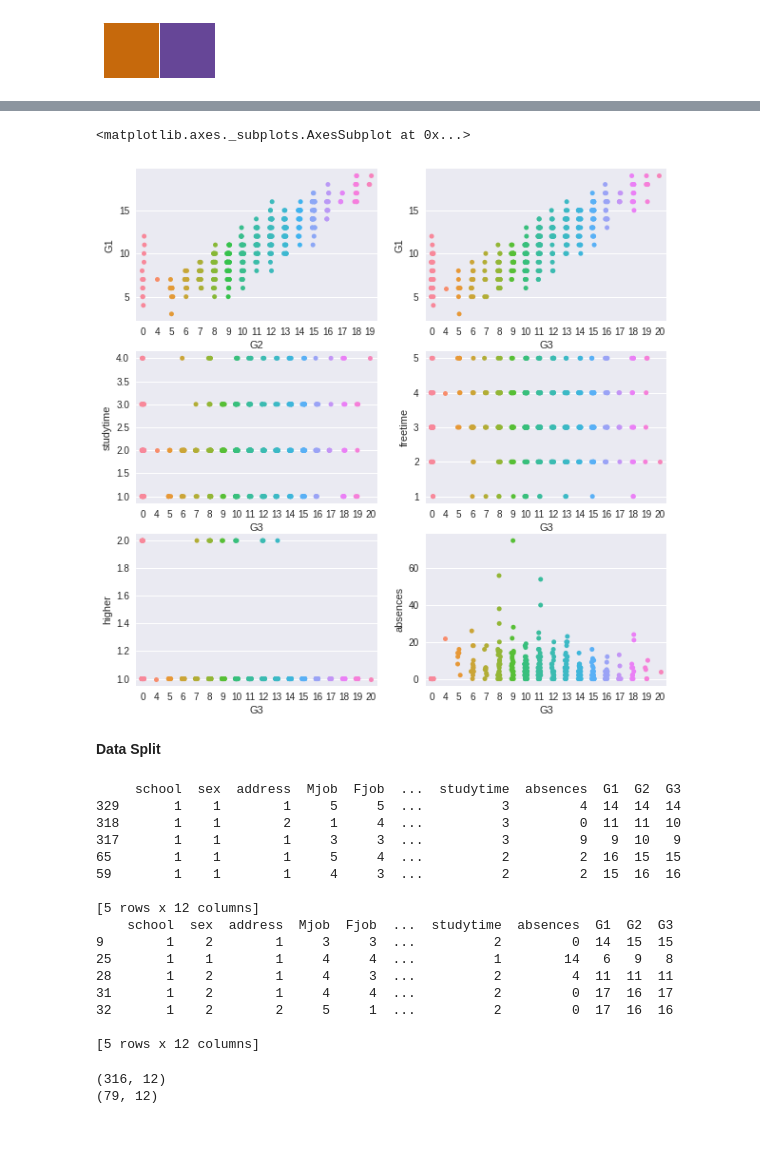
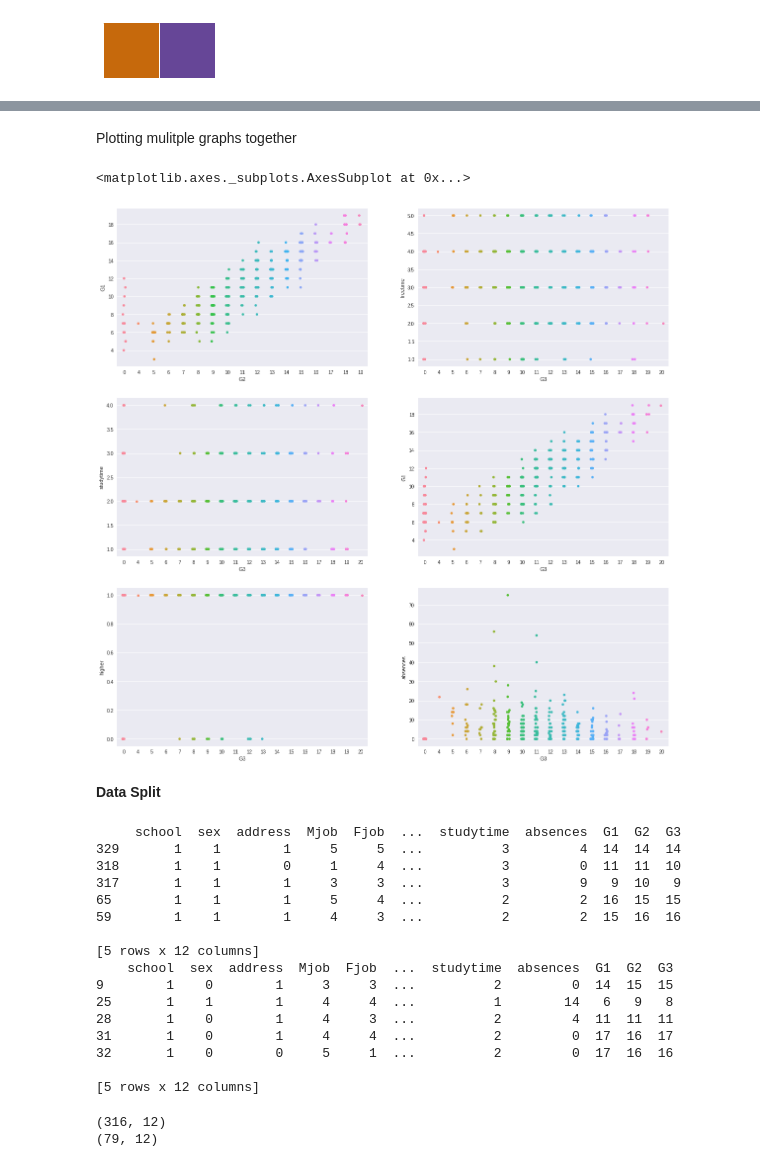
Before and after one commit to payal1925/ML.now-, a Jupyter notebook: 02_ExploratoryDataAnalysis.ipynb, the cells around one changed output, grey strips where cells are left out. Drawn from its saved outputs; the diff is of its cells as text; code cells hidden in the pictures; blank space fills up the shorter version.

```diff
--- a/02_ExploratoryDataAnalysis.ipynb
+++ b/02_ExploratoryDataAnalysis.ipynb
@@ -81,17 +101,17 @@ higher: ['yes' 'no']
 
 #binary valued
 
-mathData['school'] = mathData['school'].apply({'GP':1, 'MS':2}.get)
-mathData['sex'] = mathData['sex'].apply({'F':1, 'M':2}.get)
-mathData['address'] = mathData['address'].apply({'U':1, 'R':2}.get)
-mathData['higher'] = mathData['higher'].apply({'yes':1, 'no':2}.get)
+mathData['school'] = mathData['school'].apply({'GP':1, 'MS':0}.get)
+mathData['sex'] = mathData['sex'].apply({'F':1, 'M':0}.get)
+mathData['address'] = mathData['address'].apply({'U':1, 'R':0}.get)
+mathData['higher'] = mathData['higher'].apply({'yes':1, 'no':0}.get)
 
 
 #multi-valued
 mathData['Mjob'] = mathData['Mjob'].apply({'at_home':1, 'health':2, 'other':3, 'services':4, 'teacher':5}.get)
 mathData['Fjob'] = mathData['Fjob'].apply({'at_home':1, 'health':2, 'other':3, 'services':4, 'teacher':5}.get)
 
-mathData.head(15)
+mathData.head(20)
 # %% [output]
 |  | school | sex | age | address | famsize | Pstatus | Medu | Fedu | Mjob | Fjob | reason | ... |
 | 0 | 1 | 1 | 18 | 1 | GT3 | A | 4 | 4 | 1 | 5 | course | ... |
@@ -173,17 +221,22 @@ sns.pairplot(mathData,
+# %% [markdown]
+
+Plotting mulitple graphs together
 # %%
 # stripplots plotted as subplots on one main plot with the ax parameter
 
-fig, axarr = plt.subplots(3,2, figsize=(10,10))
+fig, axarr = plt.subplots(3,2, figsize=(20,20))
+
+#three rows and 2 columns all starting from (0,0)
 
 sns.stripplot(y='G1', x='G2', data=mathData, hue=None, ax=axarr[0][0])
-sns.stripplot(y='G1', x='G3', data=mathData, hue=None, ax=axarr[0][1])
+sns.stripplot(y='G1', x='G3', data=mathData, hue=None, ax=axarr[1][1])
 sns.stripplot(y='studytime', x='G3', data=mathData, hue=None, ax=axarr[1][0])
-sns.stripplot(y='freetime', x='G3', data=mathData, hue=None,  ax=axarr[1][1])
+sns.stripplot(y='freetime', x='G3', data=mathData, hue=None,  ax=axarr[0][1])
 sns.stripplot(y='higher', x='G3', data=mathData, hue=None, ax=axarr[2][0])
 sns.stripplot(y='absences', x='G3', data=mathData, hue=None, ax=axarr[2][1])
 # %% [output]
 <matplotlib.axes._subplots.AxesSubplot at 0x...>
-[figure, old version]
+[figure, new version]
 # %% [markdown]
 **Data Split**
 # %%
@@ -197,18 +250,18 @@ print(testDataset.head())
 # %% [output]
      school  sex  address  Mjob  Fjob  ...  studytime  absences  G1  G2  G3
 329       1    1        1     5     5  ...          3         4  14  14  14
-318       1    1        2     1     4  ...          3         0  11  11  10
+318       1    1        0     1     4  ...          3         0  11  11  10
 317       1    1        1     3     3  ...          3         9   9  10   9
 65        1    1        1     5     4  ...          2         2  16  15  15
 59        1    1        1     4     3  ...          2         2  15  16  16
 
 [5 rows x 12 columns]
     school  sex  address  Mjob  Fjob  ...  studytime  absences  G1  G2  G3
-9        1    2        1     3     3  ...          2         0  14  15  15
+9        1    0        1     3     3  ...          2         0  14  15  15
 25       1    1        1     4     4  ...          1        14   6   9   8
-28       1    2        1     4     3  ...          2         4  11  11  11
-31       1    2        1     4     4  ...          2         0  17  16  17
-32       1    2        2     5     1  ...          2         0  17  16  16
+28       1    0        1     4     3  ...          2         4  11  11  11
+31       1    0        1     4     4  ...          2         0  17  16  17
+32       1    0        0     5     1  ...          2         0  17  16  16
 
 [5 rows x 12 columns]
 # %%
```
Also changed, not shown: parts of 21 cells of this notebook.
